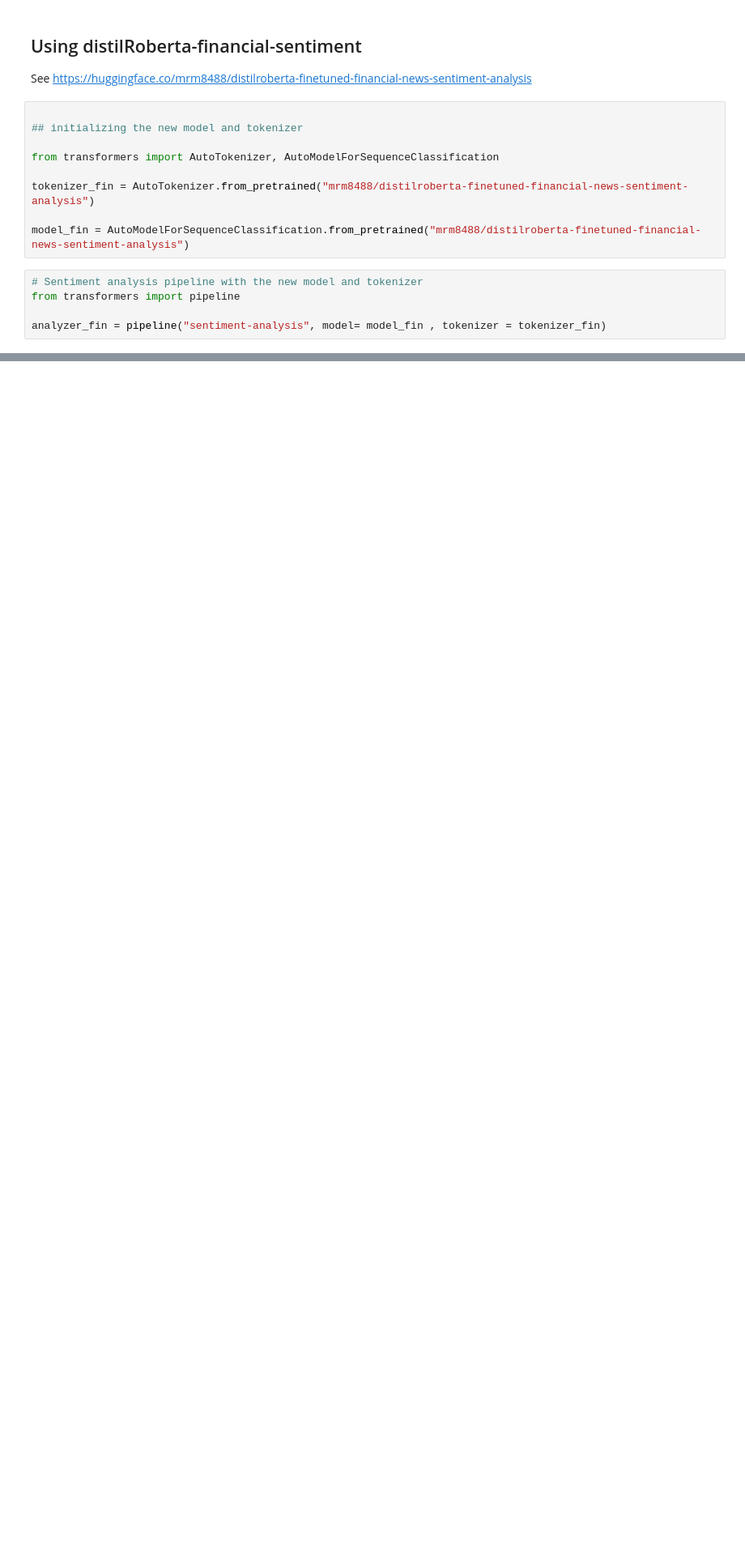
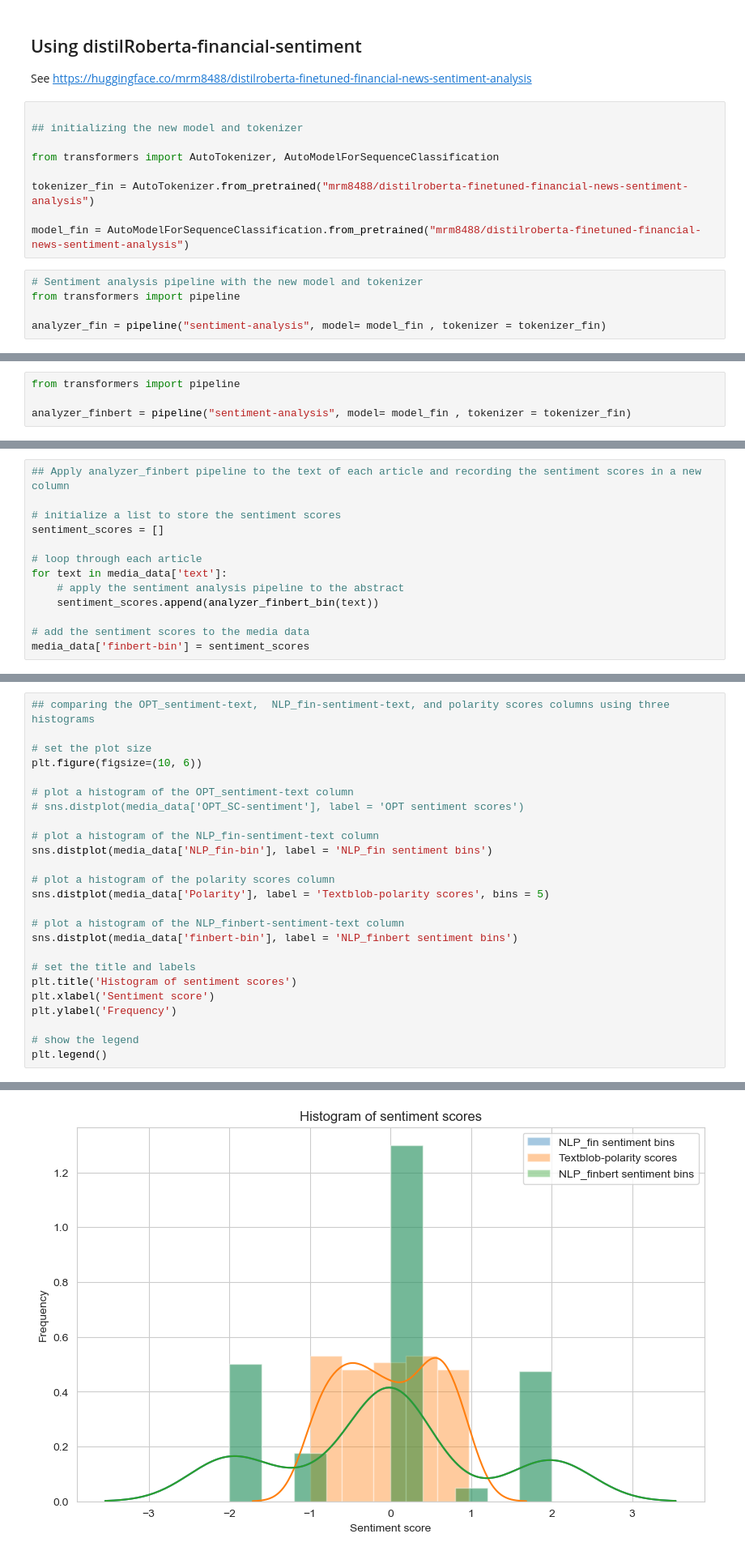
Before and after one commit to zhafen/markets-and-the-media, a Jupyter notebook: exploratory_data_analysis/SA(NLP).ipynb, the cells around one changed output, grey strips where cells are left out. Shown at 81% size. Cells and saved outputs as stored; diff of their text form; blank space fills up the shorter version.

```diff
--- a/exploratory_data_analysis/SA(NLP).ipynb
+++ b/exploratory_data_analysis/SA(NLP).ipynb
@@ -181,0 +296,4 @@ Article with the highest sentiment score was:
+# %%
+from transformers import pipeline
+
+analyzer_finbert = pipeline("sentiment-analysis", model= model_fin , tokenizer = tokenizer_fin)
@@ -181,0 +337,13 @@ Article with the highest sentiment score was:
+# %%
+## Apply analyzer_finbert pipeline to the text of each article and recording the sentiment scores in a new column
+
+# initialize a list to store the sentiment scores
+sentiment_scores = []
+
+# loop through each article
+for text in media_data['text']:
+    # apply the sentiment analysis pipeline to the abstract
+    sentiment_scores.append(analyzer_finbert_bin(text))
+
+# add the sentiment scores to the media data
+media_data['finbert-bin'] = sentiment_scores
@@ -181,0 +353,26 @@ Article with the highest sentiment score was:
+# %%
+## comparing the OPT_sentiment-text,  NLP_fin-sentiment-text, and polarity scores columns using three histograms
+
+# set the plot size
+plt.figure(figsize=(10, 6))
+
+# plot a histogram of the OPT_sentiment-text column
+# sns.distplot(media_data['OPT_SC-sentiment'], label = 'OPT sentiment scores')
+
+# plot a histogram of the NLP_fin-sentiment-text column
+sns.distplot(media_data['NLP_fin-bin'], label = 'NLP_fin sentiment bins')
+
+# plot a histogram of the polarity scores column
+sns.distplot(media_data['Polarity'], label = 'Textblob-polarity scores', bins = 5)
+
+# plot a histogram of the NLP_finbert-sentiment-text column
+sns.distplot(media_data['finbert-bin'], label = 'NLP_finbert sentiment bins')
+
+# set the title and labels
+plt.title('Histogram of sentiment scores')
+plt.xlabel('Sentiment score')
+plt.ylabel('Frequency')
+
+# show the legend
+plt.legend()
+# %% [output]
@@ -181,0 +397 @@ Article with the highest sentiment score was:
+[figure, added]
```
Also changed, not shown: parts of 47 cells of this notebook, 5 other files.
